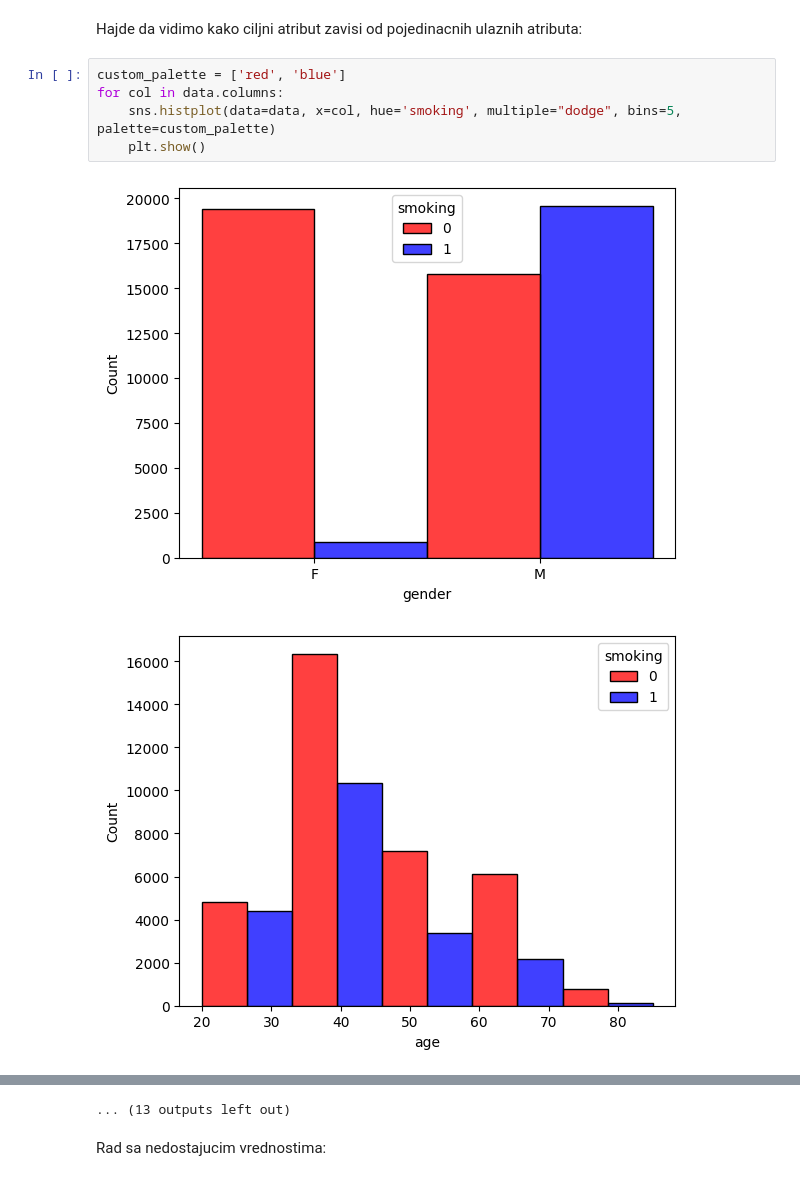
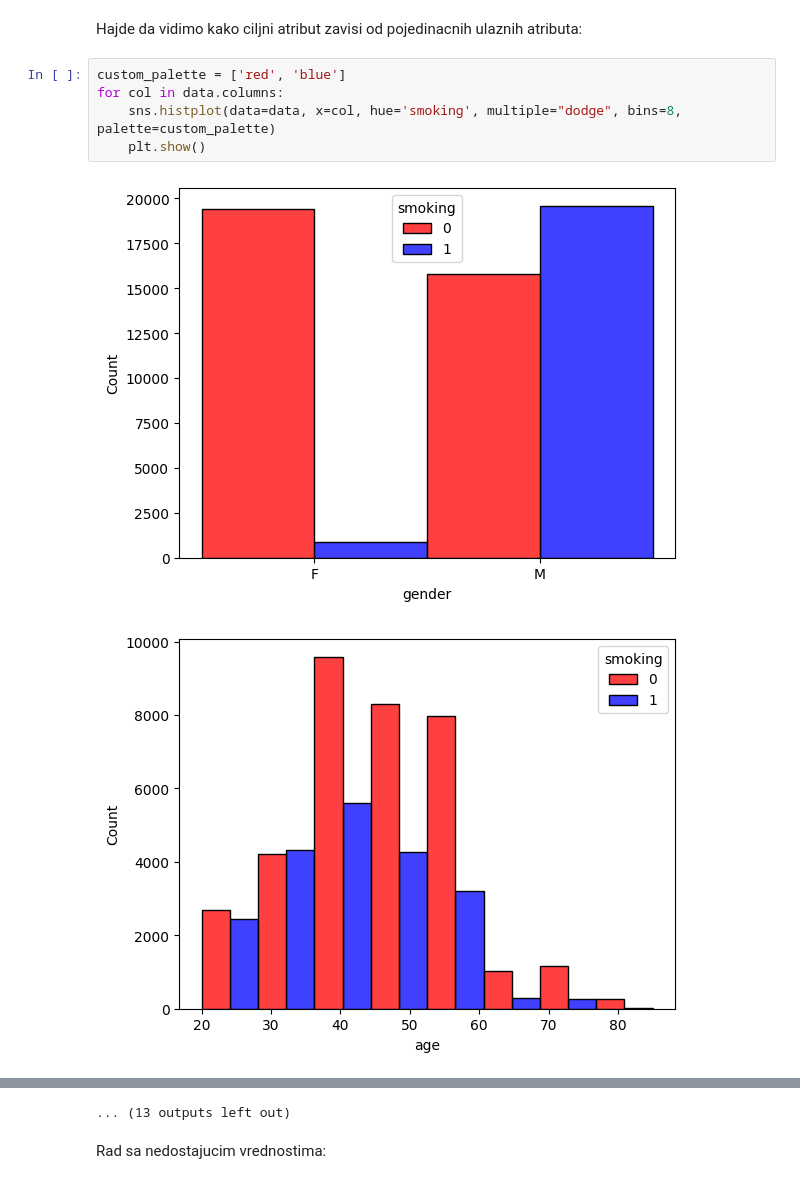
Before and after one commit to MATF-istrazivanje-podataka-1/2023_Data_Mining_Smoking_Dataset, a Jupyter notebook: analiza_podataka.ipynb, the cells around one changed output, grey strips where cells are left out. Cells and saved outputs as stored; diff of their text form.

```diff
--- a/analiza_podataka.ipynb
+++ b/analiza_podataka.ipynb
@@ -137,8 +137,8 @@ Hajde da vidimo kako ciljni atribut zavisi od pojedinacnih ulaznih atributa:
 # %%
 custom_palette = ['red', 'blue']
 for col in data.columns:
-    sns.histplot(data=data, x=col, hue='smoking', multiple="dodge", bins=5, palette=custom_palette)
+    sns.histplot(data=data, x=col, hue='smoking', multiple="dodge", bins=8, palette=custom_palette)
     plt.show()
 # %% [output]
 [figure]
-[figure, old version]
+[figure, new version]
```
Also changed, not shown: parts of 6 cells of this notebook.
